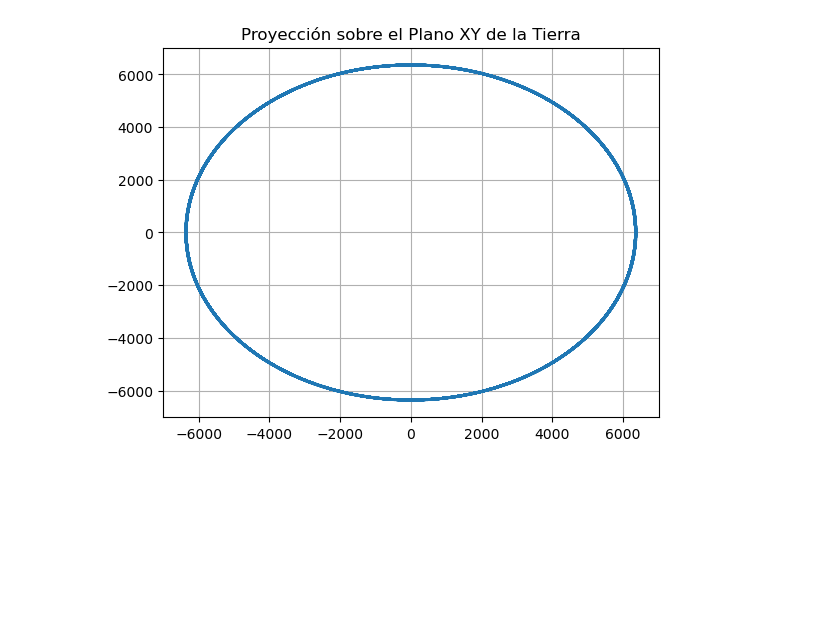
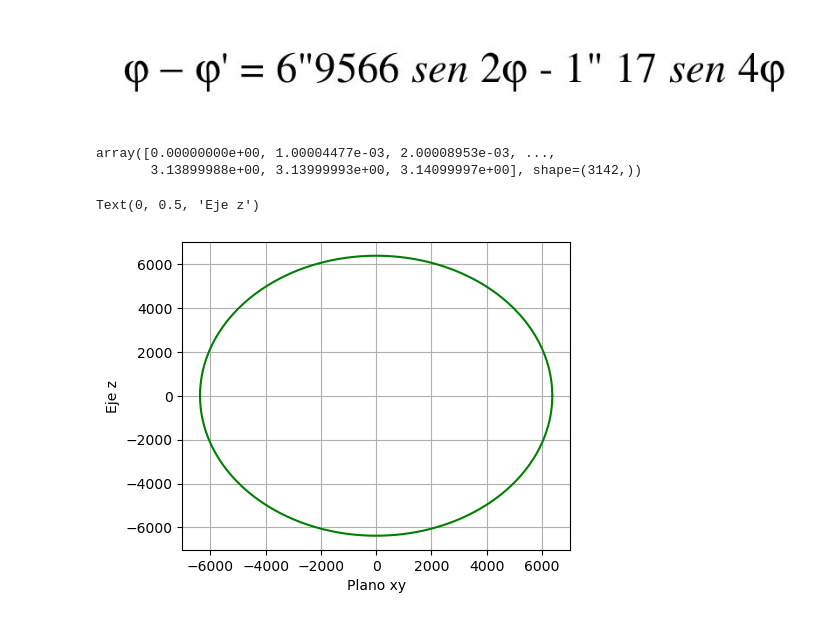
Before and after one commit to physicsIS/Prediccion_de_eclipses, a Jupyter notebook: forma_tierra/FormaDeLaTierra.ipynb, the cells around one changed output. Drawn from its saved outputs; the diff is of its cells as text; code cells hidden in the pictures; blank space fills up the shorter version.

Commit message:
forma de la tierra

```diff
--- a/forma_tierra/FormaDeLaTierra.ipynb
+++ b/forma_tierra/FormaDeLaTierra.ipynb
@@ -45,3 +45,5 @@ $\phi$ Geodésico
+# %% [markdown]
+![eq.jpeg](attachment:eq.jpeg)
 # %%
 import numpy as np
 import matplotlib.pyplot as plt
@@ -49,18 +52,43 @@ from matplotlib import cm
+# %%
+# Hay que calcular el angulo geografico a partir del geocentrico
+
+c1 = 6.9566 * (np.pi / 648000) # Constante 1
+c2 = 1.17 * (np.pi / 648000) # Constante 2
+
+phi_prime_n = np.arange(0,np.pi,0.001, dtype= float)
+
+def f(phi, phi_prime_n):
+	return phi - c1*np.sin(2*phi) + c2*np.sin(4*phi) - phi_prime_n # = 0
+
+sol = np.zeros(len(phi_prime_n))
+for i in range(len(phi_prime_n)):
+
+	sol[i] = root(f, x0 = phi_prime_n[i], args = (phi_prime_n[i])).x[0]
+	#print(root(f, x0 = phi_prime_n[i], args = (phi_prime_n[i])).x)
+
+sol
+# %% [output]
+array([0.00000000e+00, 1.00004477e-03, 2.00008953e-03, ...,
+       3.13899988e+00, 3.13999993e+00, 3.14099997e+00], shape=(3142,))
 # %%
 # Se definen constantes
 a = 6378 # semieje mayor
 b = 6357 # semieje menor
 c = 1 - b/a # achatamiento terrestre
 e = 1 - (1-c)**2 # eccentricidad
-# %%
-phi = np.arange(-90,90,0.1) # latitud geográfica (o geodésica) ---> Se mide con respecto al esferoide
-phi_prime = np.arange(0,360,0.2) # latitud geocéntrica ---> Se mide el ángulo respecto al Ecuador desde el centro de la Tierra
-rho = a*(1-2*(e)**(2)*np.sin(phi)**2 + (e)**(4)*(np.sin(phi))**2)/(np.sqrt(1-(e)**(2)*(np.sin(phi)**2)))# radio de la tierra
-x = rho*np.cos(phi_prime)
-y = rho*np.sin(phi_prime)
-plt.plot(x,y)
-plt.grid()
-plt.title("Proyección sobre el Plano XY de la Tierra")
-plt.show()
-# %% [output]
-[figure, removed]
+# %%
+rho = a*(1-2*(e)**(2)*np.sin(sol)**2 + (e)**(4)*(np.sin(sol))**2)/(np.sqrt(1-(e)**(2)*(np.sin(sol)**2)))# radio de la tierra
+xy = rho*np.cos(phi_prime_n)
+z = rho*np.sin(phi_prime_n)
+
+
+fig, ax = plt.subplots(1,1, figsize = (5,4))
+
+ax.plot(xy,z, color = 'g')
+ax.plot(xy,-z, color = 'g')
+ax.grid()
+ax.set_xlabel("Plano xy")
+ax.set_ylabel("Eje z")
+# %% [output]
+Text(0, 0.5, 'Eje z')
+[figure, added]
```
Also changed, not shown: parts of 3 cells of this notebook, 1 other file.
